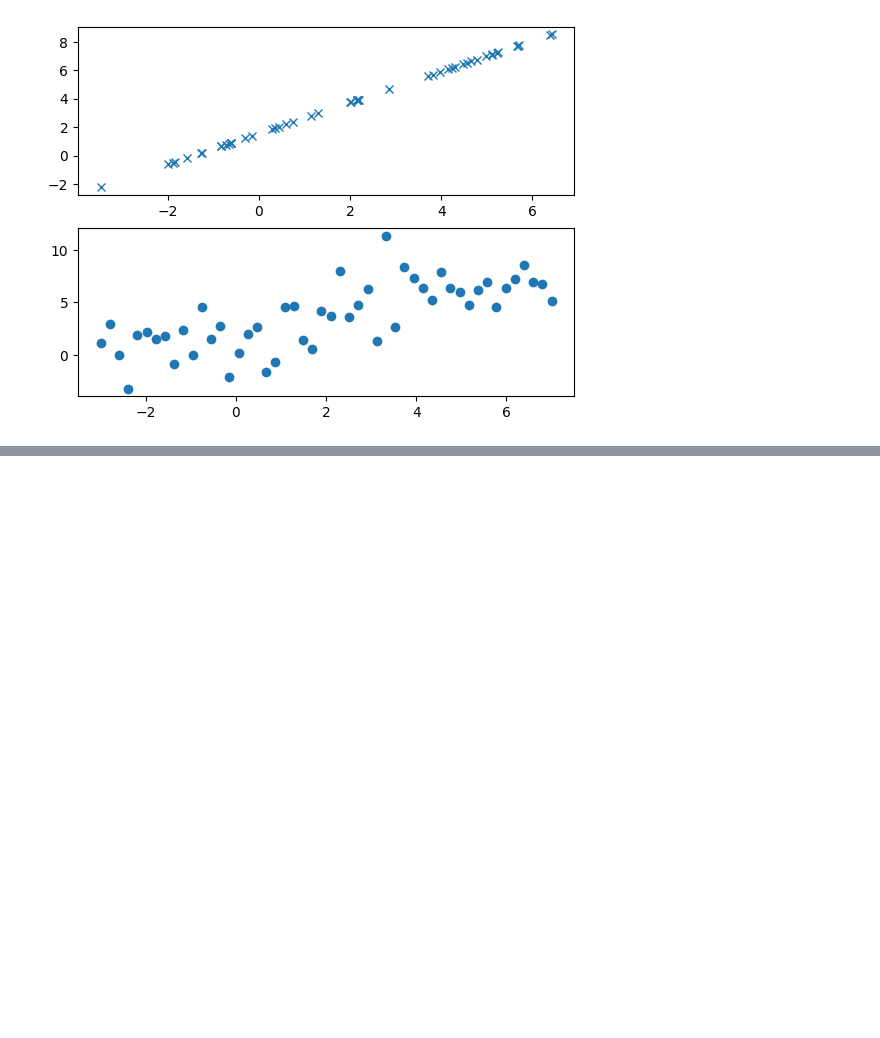
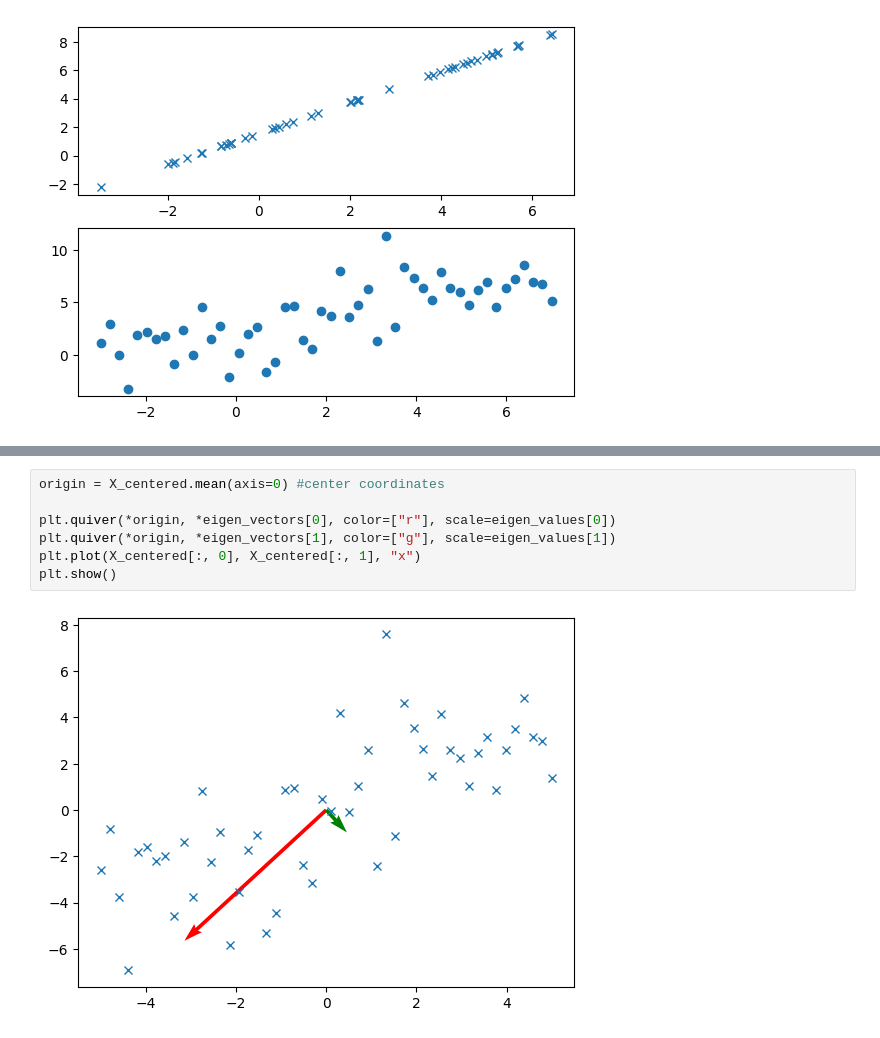
Before and after one commit to hik023/data_science_training, a Jupyter notebook: neural/dimensionality_reduction/PCA.ipynb, the cells around one changed output, grey strips where cells are left out. Cells and saved outputs as stored; diff of their text form; blank space fills up the shorter version.

```diff
--- a/neural/dimensionality_reduction/PCA.ipynb
+++ b/neural/dimensionality_reduction/PCA.ipynb
@@ -58,0 +103,9 @@ plt.show()
+# %%
+origin = X_centered.mean(axis=0) #center coordinates
+
+plt.quiver(*origin, *eigen_vectors[0], color=["r"], scale=eigen_values[0])
+plt.quiver(*origin, *eigen_vectors[1], color=["g"], scale=eigen_values[1])
+plt.plot(X_centered[:, 0], X_centered[:, 1], "x")
+plt.show()
+# %% [output]
+[figure, added]
```
Also changed, not shown: parts of 10 cells of this notebook, 4 other files.
